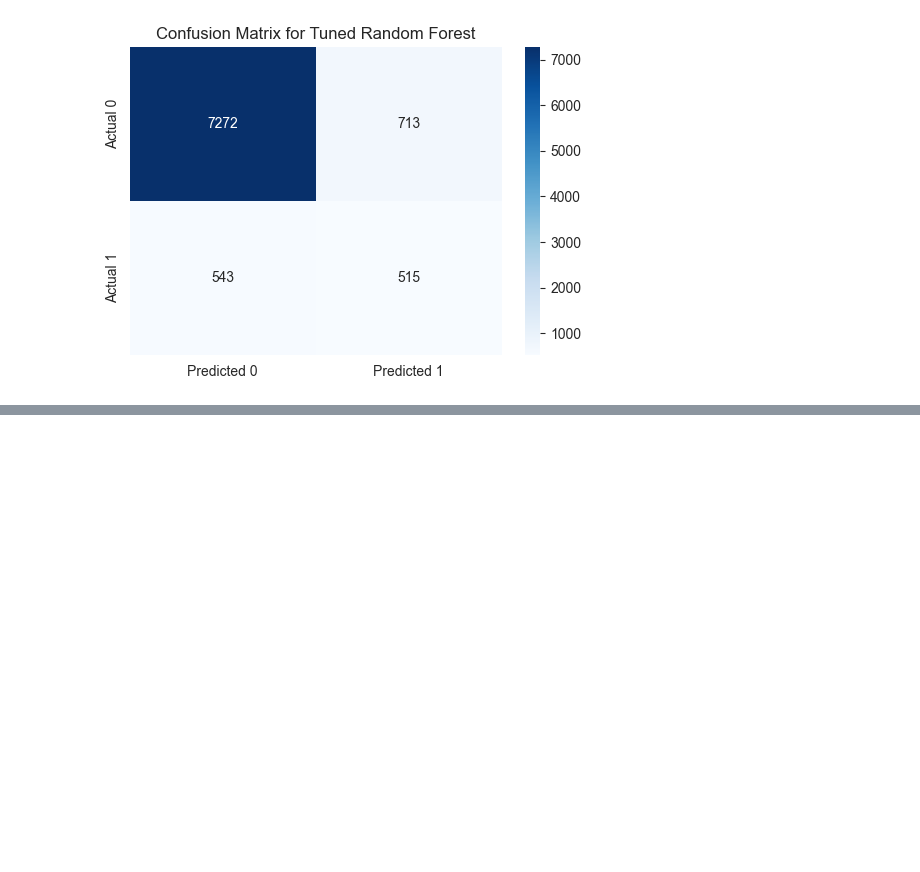
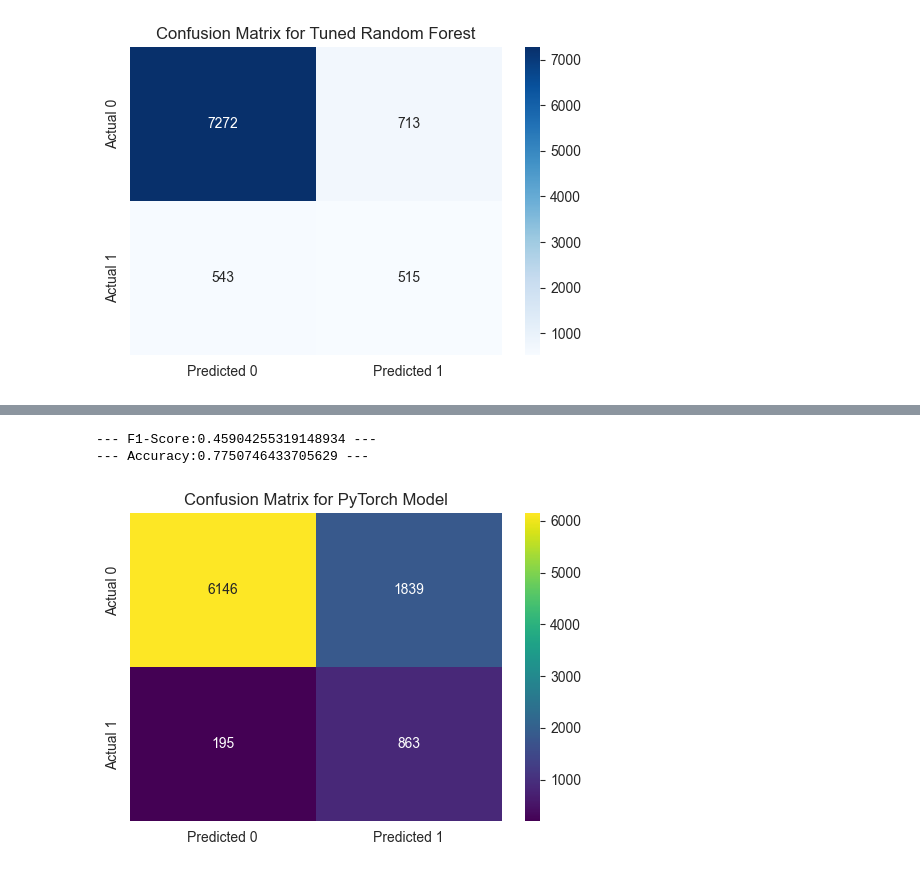
Before and after one commit to Armansajjadi/Predicting-Customer-Response-to-Promotional-Offers, a Jupyter notebook: customer-uptake-model.ipynb, the cells around one changed output, grey strips where cells are left out. Drawn from its saved outputs; the diff is of its cells as text; code cells hidden in the pictures; blank space fills up the shorter version.

```diff
--- a/customer-uptake-model.ipynb
+++ b/customer-uptake-model.ipynb
@@ -365,0 +416,6 @@ weighted avg       0.87      0.86      0.87      9043
+# %%
+model = CustomerUptakeNet(input_features=7)
+
+loss_func = nn.BCELoss()
+optimizer = optim.Adam(model.parameters(), lr=0.1, weight_decay=1e-4)
+torchinfo.summary(model)
@@ -365,0 +482,2 @@ weighted avg       0.87      0.86      0.87      9043
+# %%
+trained_model = train(500, model, loss_func, optimizer, X_train_tensor, y_train_tensor, X_test_tensor, y_test_tensor)
@@ -365,0 +505,27 @@ weighted avg       0.87      0.86      0.87      9043
+# %%
+def evaluate(model, X_test, y_test):
+    device = torch.device("cuda" if torch.cuda.is_available() else "cpu")
+
+    model.to(device)
+    X_test = X_test.to(device)
+    y_test = y_test.to(device)
+
+    model.eval()
+
+    with torch.no_grad():
+        y_pred_tensor = model(X_test)
+        y_pred_binary = (y_pred_tensor > 0.5).float()
+
+    y_pred_np = y_pred_binary.cpu().numpy()
+    y_test_np = y_test.cpu().numpy()
+
+    print(f"\n--- F1-Score:{f1_score(y_test_np, y_pred_np)} ---")
+    print(f"--- Accuracy:{accuracy_score(y_test_np, y_pred_np)} ---\n")
+
+    cm_pytorch = confusion_matrix(y_test_np, y_pred_np)
+    plt.figure(figsize=(6, 4))
+    sns.heatmap(cm_pytorch, annot=True, fmt='d', cmap='viridis',
+                xticklabels=['Predicted 0', 'Predicted 1'],
+                yticklabels=['Actual 0', 'Actual 1'])
+    plt.title('Confusion Matrix for PyTorch Model')
+    plt.show()
@@ -365,0 +535,6 @@ weighted avg       0.87      0.86      0.87      9043
+# %%
+evaluate(trained_model, X_test_tensor, y_test_tensor)
+# %% [output]
+--- F1-Score:0.45904255319148934 ---
+--- Accuracy:0.7750746433705629 ---
+[figure, added]
```
Also changed, not shown: parts of 16 cells of this notebook.
